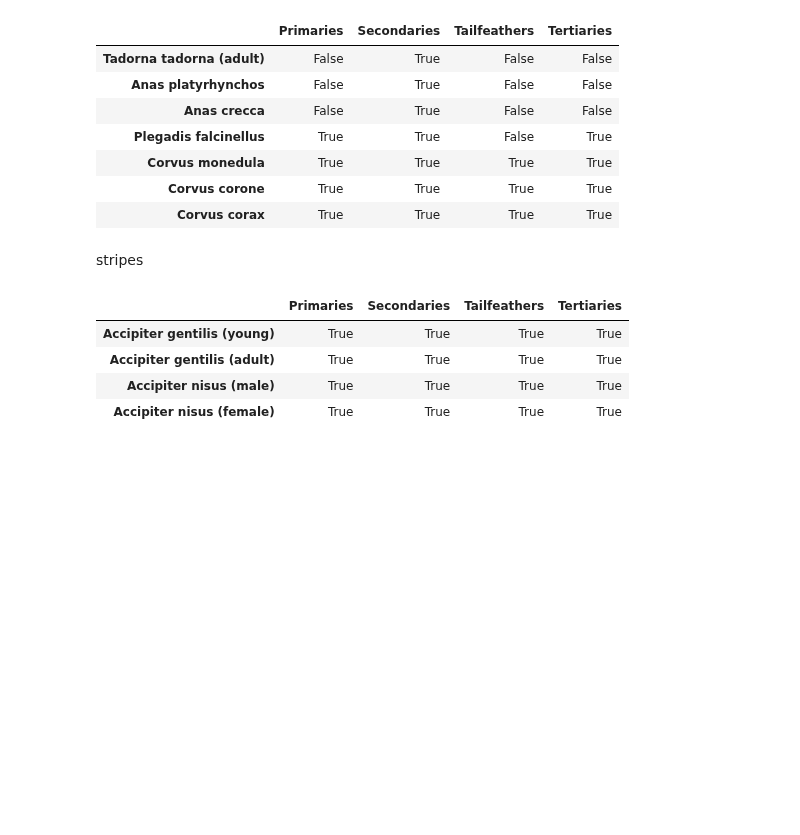
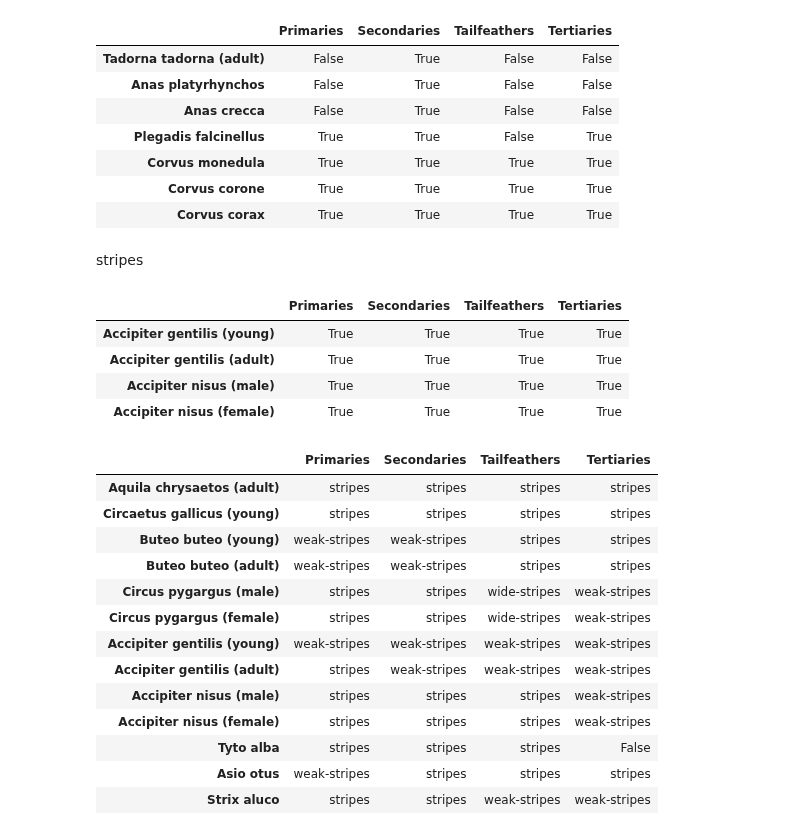
Before and after one commit to Maciej-GBS/SBC, a Jupyter notebook: knowledge/data-analysis.ipynb, the cells around one changed output. Cells and saved outputs as stored; diff of their text form; code cells hidden in the pictures; blank space fills up the shorter version.

```diff
--- a/knowledge/data-analysis.ipynb
+++ b/knowledge/data-analysis.ipynb
@@ -662,3 +662,36 @@ for i in rachis.index:
 )
 ''', file=f)
 f.close()
+# %%
+stripes = stripes.drop(columns=[c for c in stripes.columns.levels[1] if 'Colour' not in c], level=1)
+stripes = stripes.drop(columns=[c for c in stripes.columns.levels[1] if 'rachis' in c or 'calamus' in c], level=1)
+stripes = stripes.dropna(how='all')
+# %%
+def to_stripe(serie):
+    aux = []
+    for s in serie:
+        if not pd.isna(s):
+            aux += [clr for clr in s.split(' ') if 'stripes' in clr]
+    s_order = {'weak-stripes':0, 'stripes':1, 'wide-stripes':2}
+    order_s = {0:'weak-stripes', 1:'stripes', 2:'wide-stripes'}
+    if len(aux) > 0:
+        return order_s[int(np.mean([s_order[x] for x in aux]))]
+    else:
+        return False
+# %%
+pd.DataFrame({i:{c:to_stripe(stripes.loc[i,c]) for c in stripes.columns.levels[0]} for i in stripes.index}).transpose()
+# %% [output]
+|  | Primaries | Secondaries | Tailfeathers | Tertiaries |
+| Aquila chrysaetos (adult) | stripes | stripes | stripes | stripes |
+| Circaetus gallicus (young) | stripes | stripes | stripes | stripes |
+| Buteo buteo (young) | weak-stripes | weak-stripes | stripes | stripes |
+| Buteo buteo (adult) | weak-stripes | weak-stripes | stripes | stripes |
+| Circus pygargus (male) | stripes | stripes | wide-stripes | weak-stripes |
+| Circus pygargus (female) | stripes | stripes | wide-stripes | weak-stripes |
+| Accipiter gentilis (young) | weak-stripes | weak-stripes | weak-stripes | weak-stripes |
+| Accipiter gentilis (adult) | stripes | weak-stripes | weak-stripes | weak-stripes |
+| Accipiter nisus (male) | stripes | stripes | stripes | weak-stripes |
+| Accipiter nisus (female) | stripes | stripes | stripes | weak-stripes |
+| Tyto alba | stripes | stripes | stripes | False |
+| Asio otus | weak-stripes | stripes | stripes | stripes |
+| Strix aluco | stripes | stripes | weak-stripes | weak-stripes |
```
Also changed, not shown: parts of 1 cell of this notebook, 1 other file.
